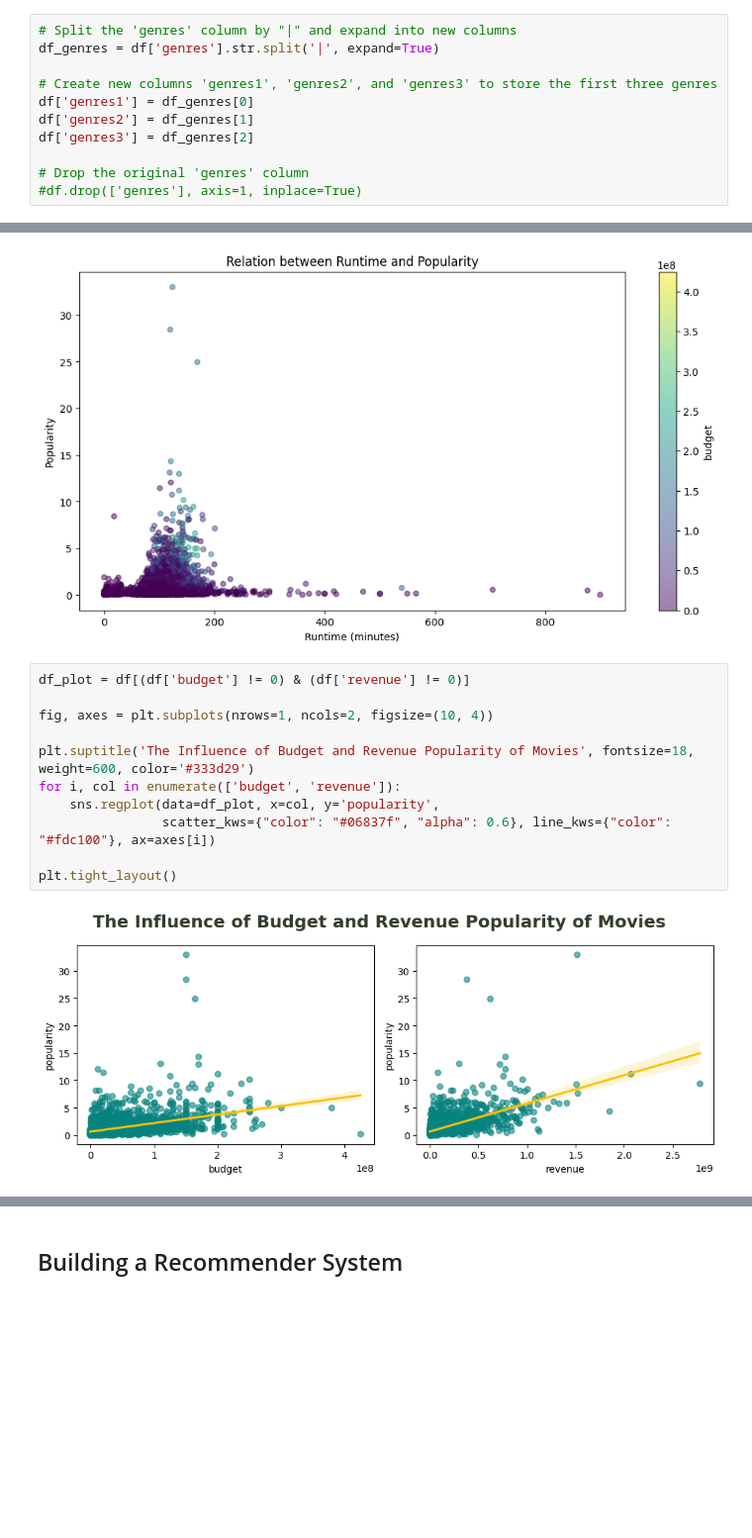
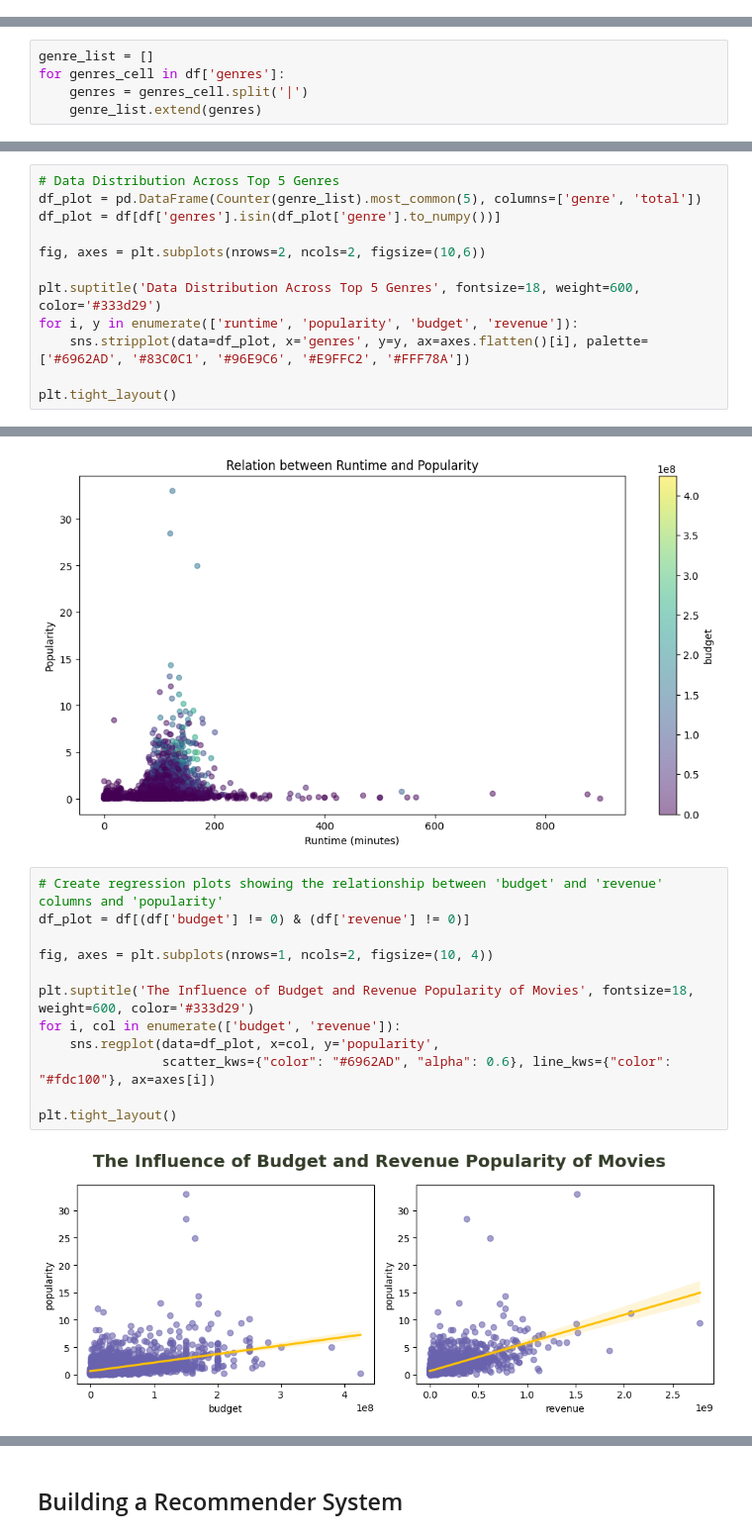
Before and after one commit to arzumerturkk/Movie-Recommendation-System, a Jupyter notebook: main.ipynb, the cells around one changed output, grey strips where cells are left out. Shown at 99% size. Drawn from its saved outputs; the diff is of its cells as text; blank space fills up the shorter version.

```diff
--- a/main.ipynb
+++ b/main.ipynb
@@ -129,17 +109,6 @@ df.head(3)
 df['overview'][0]
 # %% [output]
 'Twenty-two years after the events of Jurassic Park, Isla Nublar now features a fully functioning dinosaur theme park, Jurassic World, as originally envisioned by John Hammond.'
-# %%
-# Split the 'genres' column by "|" and expand into new columns
-df_genres = df['genres'].str.split('|', expand=True)
-
-# Create new columns 'genres1', 'genres2', and 'genres3' to store the first three genres
-df['genres1'] = df_genres[0]
-df['genres2'] = df_genres[1]
-df['genres3'] = df_genres[2]
-
-# Drop the original 'genres' column
-#df.drop(['genres'], axis=1, inplace=True)
 # %%
 numeric_columns = ['popularity', 'budget', 'revenue', 'runtime', 'vote_count', 'vote_average']
 
@@ -215,0 +141,5 @@ genre_pie(df, ['genres1', 'genres2', 'genres3'])
+# %%
+genre_list = []
+for genres_cell in df['genres']:
+    genres = genres_cell.split('|')
+    genre_list.extend(genres)
@@ -215,0 +177,12 @@ genre_pie(df, ['genres1', 'genres2', 'genres3'])
+# %%
+# Data Distribution Across Top 5 Genres
+df_plot = pd.DataFrame(Counter(genre_list).most_common(5), columns=['genre', 'total'])
+df_plot = df[df['genres'].isin(df_plot['genre'].to_numpy())]
+
+fig, axes = plt.subplots(nrows=2, ncols=2, figsize=(10,6))
+
+plt.suptitle('Data Distribution Across Top 5 Genres', fontsize=18, weight=600, color='#333d29')
+for i, y in enumerate(['runtime', 'popularity', 'budget', 'revenue']):
+    sns.stripplot(data=df_plot, x='genres', y=y, ax=axes.flatten()[i], palette=['#6962AD', '#83C0C1', '#96E9C6', '#E9FFC2', '#FFF78A'])
+
+plt.tight_layout()
@@ -274,16 +250,17 @@ scatter_plot('runtime', 'popularity', df, 'Relation between Runtime and Populari
 [figure]
 [figure]
 # %%
+# Create regression plots showing the relationship between 'budget' and 'revenue' columns and 'popularity'
 df_plot = df[(df['budget'] != 0) & (df['revenue'] != 0)]
 
 fig, axes = plt.subplots(nrows=1, ncols=2, figsize=(10, 4))
 
 plt.suptitle('The Influence of Budget and Revenue Popularity of Movies', fontsize=18, weight=600, color='#333d29')
 for i, col in enumerate(['budget', 'revenue']):
     sns.regplot(data=df_plot, x=col, y='popularity',
-                scatter_kws={"color": "#06837f", "alpha": 0.6}, line_kws={"color": "#fdc100"}, ax=axes[i])
+                scatter_kws={"color": "#6962AD", "alpha": 0.6}, line_kws={"color": "#fdc100"}, ax=axes[i])
 
 plt.tight_layout()
 # %% [output]
-[figure, old version]
+[figure, new version]
 # %%
```
Also changed, not shown: parts of 34 cells of this notebook.
